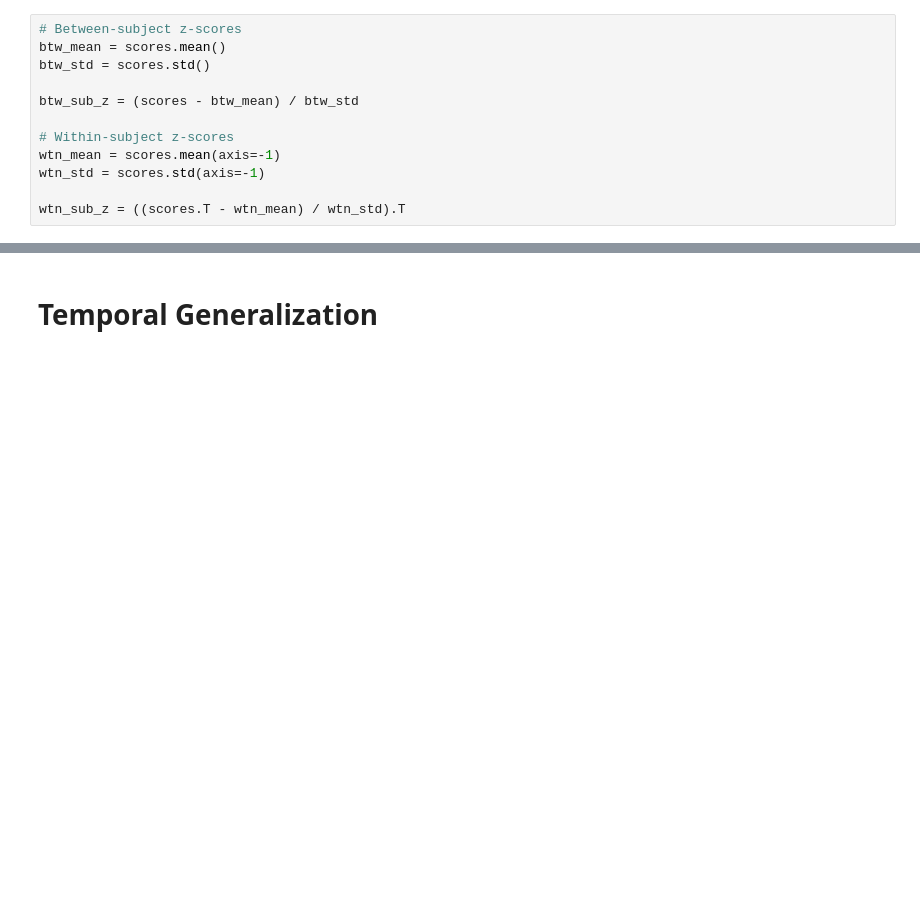
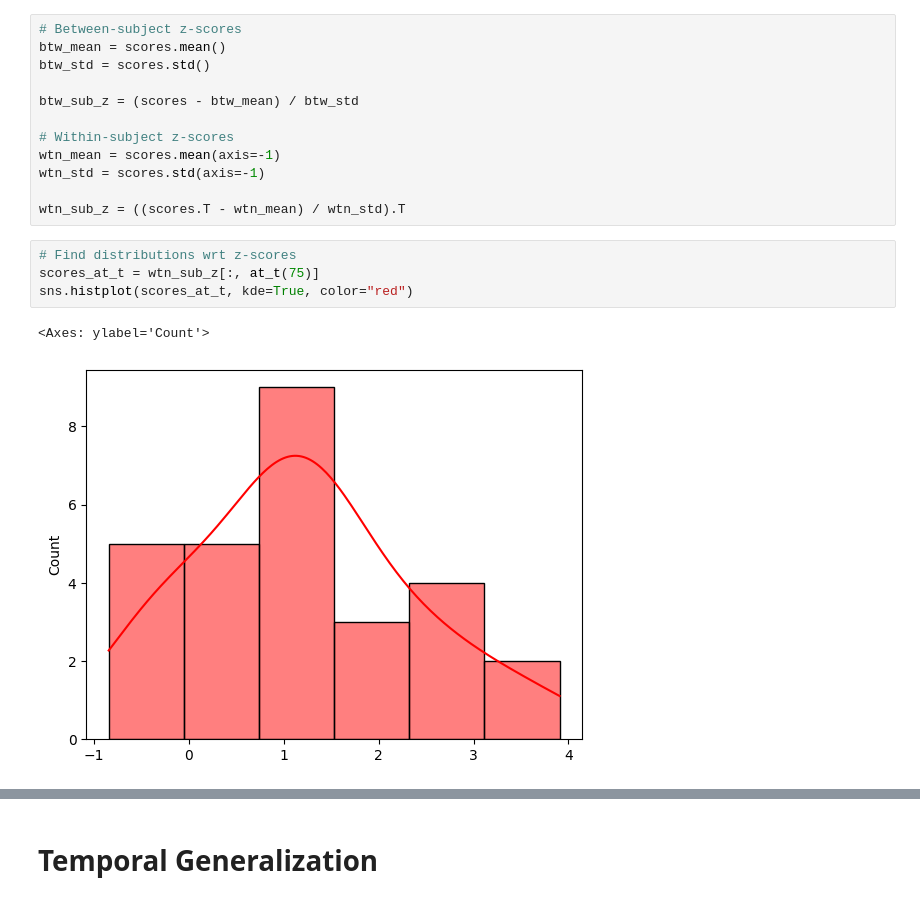
Before and after one commit to isaackrementsov/glysn-meg-analysis, a Jupyter notebook: meg_analysis_streamlined.ipynb, the cells around one changed output, grey strips where cells are left out. Saved outputs shown, nothing was run; the diff lists cells and outputs as text; blank space fills up the shorter version.

```diff
--- a/meg_analysis_streamlined.ipynb
+++ b/meg_analysis_streamlined.ipynb
@@ -314,3 +284,10 @@ wtn_mean = scores.mean(axis=-1)
 wtn_std = scores.std(axis=-1)
 
 wtn_sub_z = ((scores.T - wtn_mean) / wtn_std).T
+# %%
+# Find distributions wrt z-scores
+scores_at_t = wtn_sub_z[:, at_t(75)]
+sns.histplot(scores_at_t, kde=True, color="red")
+# %% [output]
+<Axes: ylabel='Count'>
+[figure, added]
```
Also changed, not shown: parts of 46 cells of this notebook.
